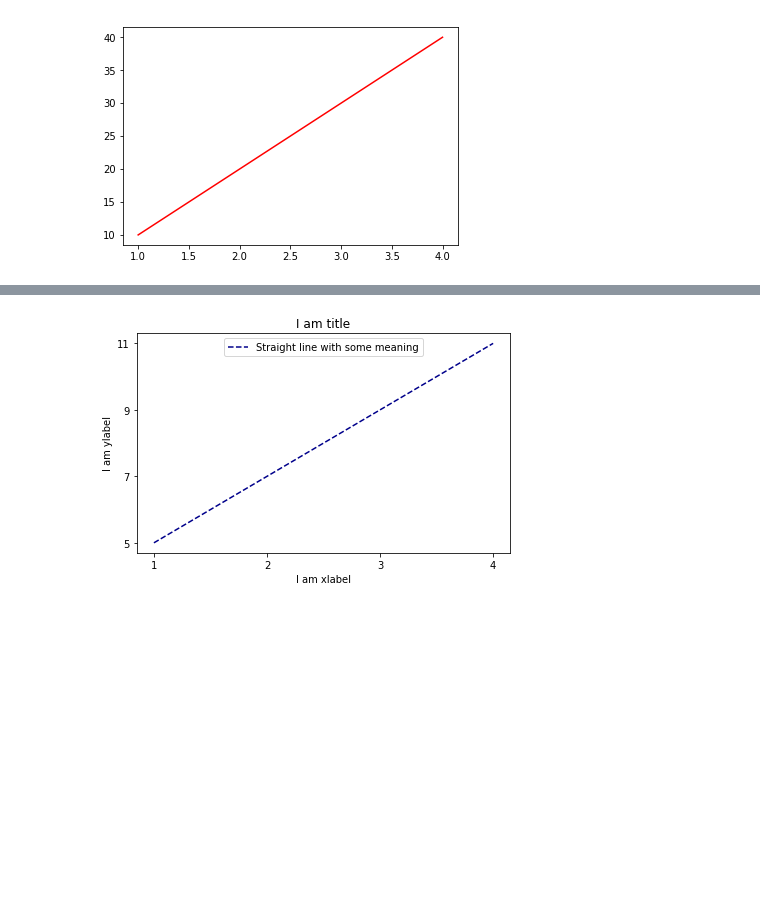
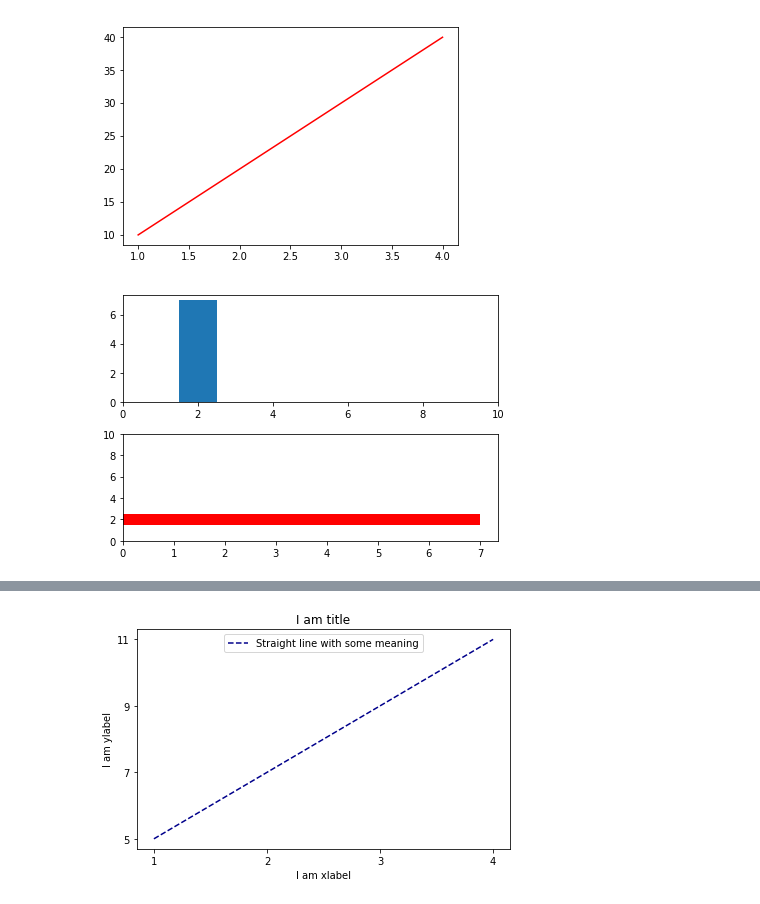
Before and after one commit to teimurjan/python-data-visualization-presentation, a Jupyter notebook: index.ipynb, the cells around one changed output, grey strips where cells are left out. Saved outputs shown, nothing was run; the diff lists cells and outputs as text; code cells hidden in the pictures; blank space fills up the shorter version.

```diff
--- a/index.ipynb
+++ b/index.ipynb
@@ -107,2 +107,20 @@ plt.savefig('5_graph.png', dpi=500)
 # %% [output]
 [figure]
+# %%
+fig = plt.figure()
+
+ax1 = fig.add_subplot(2, 1, 1)
+x, h, w = 2, 7, 1
+ax1.bar(x, h, w)
+ax1.set_xlim(0, 10)
+
+ax2 = fig.add_subplot(2, 1, 2)
+y, w, h = 2, 7, 1
+ax2.barh(y, w, h, color='red')
+ax2.set_ylim(0, 10)
+
+fig.tight_layout()
+
+plt.savefig('scratches/6_graph.png', dpi=500)
+# %% [output]
+[figure, added]
```
Also changed, not shown: parts of 22 cells of this notebook, 29 other files.
